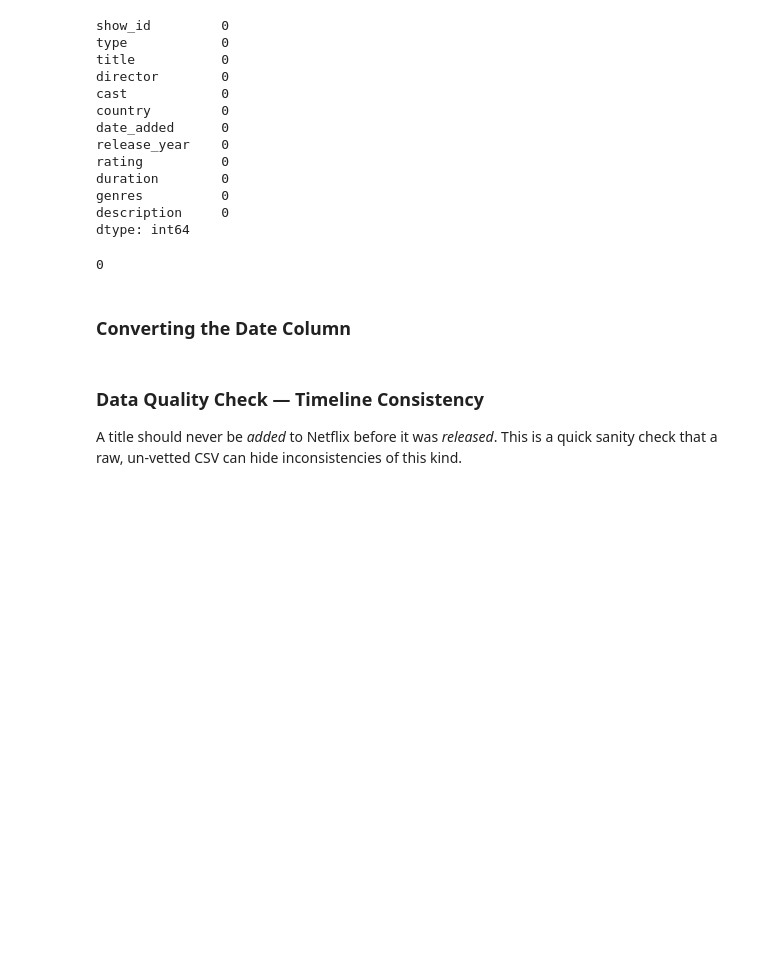
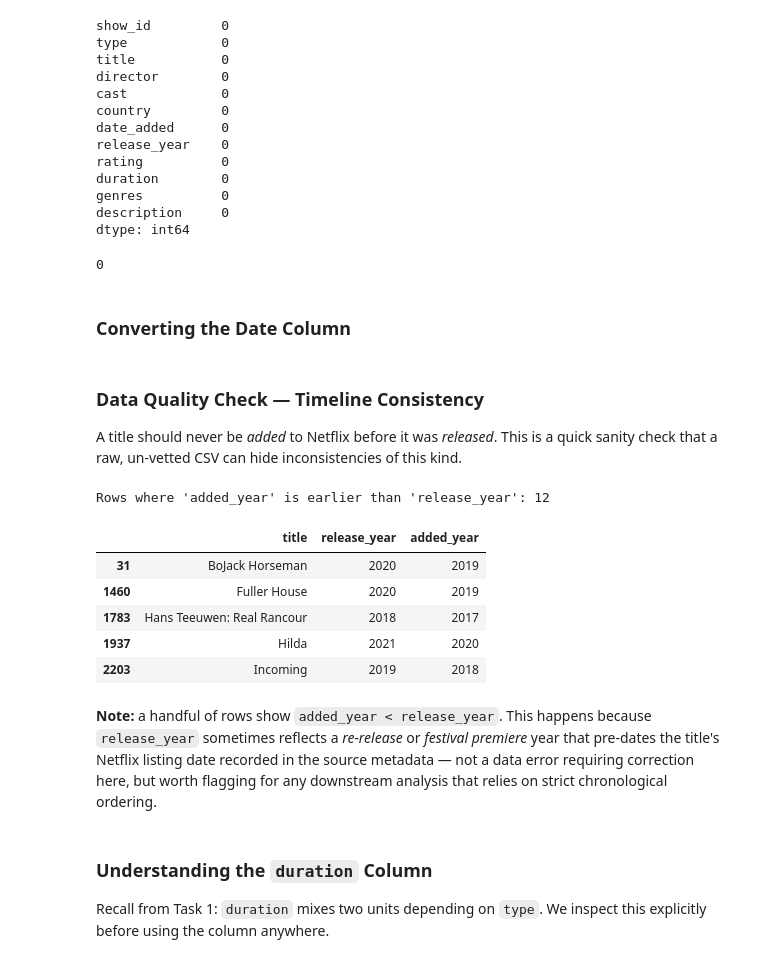
Before and after one commit to PragyaRana/DS_Training, a Jupyter notebook: Mini_Project_4.ipynb, the cells around one changed output. Saved outputs shown, nothing was run; the diff lists cells and outputs as text; code cells hidden in the pictures; blank space fills up the shorter version.

```diff
--- a/Mini_Project_4.ipynb
+++ b/Mini_Project_4.ipynb
@@ -252,3 +252,25 @@ df_clean['added_month_name'] = df_clean['date_added'].dt.month_name()  # Month a
 ### Data Quality Check — Timeline Consistency
 A title should never be *added* to Netflix before it was *released*. This is a quick sanity check that
 a raw, un-vetted CSV can hide inconsistencies of this kind.
+# %%
+timeline_issues = df_clean[df_clean['added_year'] < df_clean['release_year']]
+
+print("Rows where 'added_year' is earlier than 'release_year':", len(timeline_issues))
+timeline_issues[['title', 'release_year', 'added_year']].head()
+# %% [output]
+Rows where 'added_year' is earlier than 'release_year': 12
+|  | title | release_year | added_year |
+| 31 | BoJack Horseman | 2020 | 2019 |
+| 1460 | Fuller House | 2020 | 2019 |
+| 1783 | Hans Teeuwen: Real Rancour | 2018 | 2017 |
+| 1937 | Hilda | 2021 | 2020 |
+| 2203 | Incoming | 2019 | 2018 |
+# %% [markdown]
+**Note:** a handful of rows show `added_year < release_year`. This happens because `release_year`
+sometimes reflects a *re-release* or *festival premiere* year that pre-dates the title's Netflix listing
+date recorded in the source metadata — not a data error requiring correction here, but worth flagging for
+any downstream analysis that relies on strict chronological ordering.
+# %% [markdown]
+### Understanding the `duration` Column
+Recall from Task 1: `duration` mixes two units depending on `type`. We inspect this explicitly before
+using the column anywhere.
```
